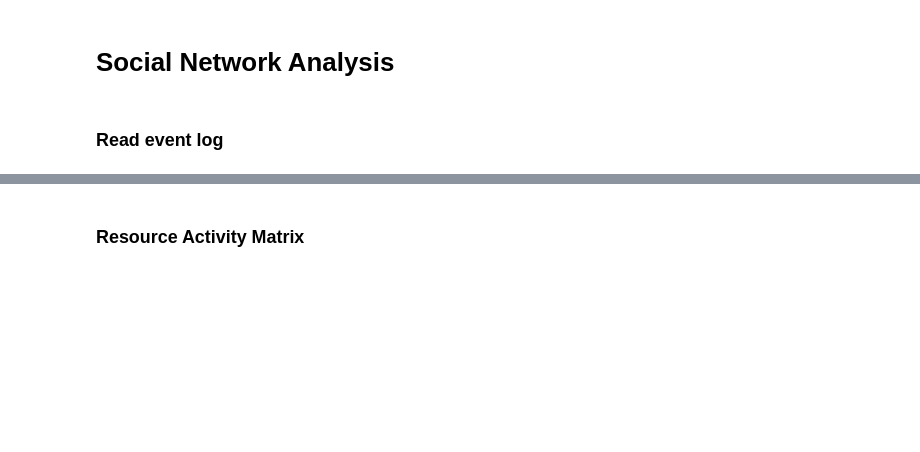
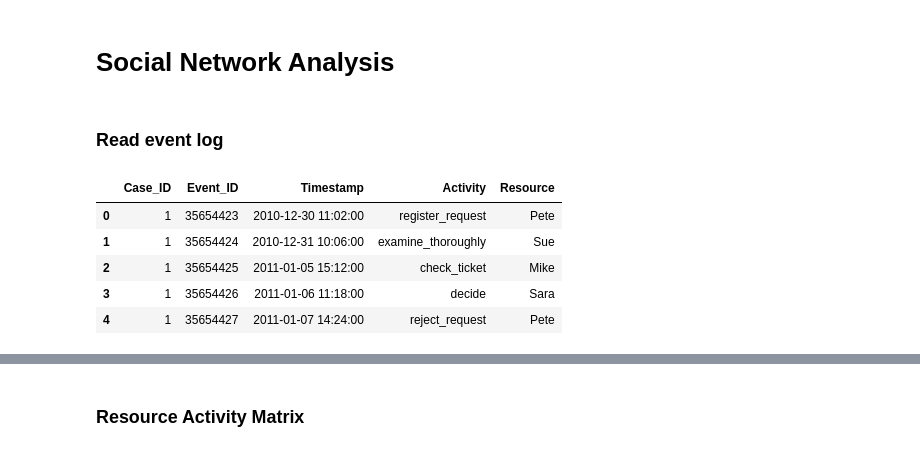
Before and after one commit to jocwulf/zhaw_som, a Jupyter notebook: 09_Social_Network_Analysis.ipynb, the cells around one changed output, grey strips where cells are left out. Cells and saved outputs as stored; diff of their text form; code cells hidden in the pictures; blank space fills up the shorter version.

```diff
--- a/09_Social_Network_Analysis.ipynb
+++ b/09_Social_Network_Analysis.ipynb
@@ -45,6 +45,15 @@ import pm4py
 fn = 'request_data.csv'
 events = pd.read_csv(fn,sep=';')
 events['Timestamp'] = pd.to_datetime(events['Timestamp'],format='%d-%m-%Y:%H.%M')
+# %%
+events.head()
+# %% [output]
+|  | Case_ID | Event_ID | Timestamp | Activity | Resource |
+| 0 | 1 | 35654423 | 2010-12-30 11:02:00 | register_request | Pete |
+| 1 | 1 | 35654424 | 2010-12-31 10:06:00 | examine_thoroughly | Sue |
+| 2 | 1 | 35654425 | 2011-01-05 15:12:00 | check_ticket | Mike |
+| 3 | 1 | 35654426 | 2011-01-06 11:18:00 | decide | Sara |
+| 4 | 1 | 35654427 | 2011-01-07 14:24:00 | reject_request | Pete |
 # %%
 activitynames = {'register_request': 'a_register_request',
                  'examine_thoroughly': 'b_examine_thoroughly',
```
Also changed, not shown: parts of 15 cells of this notebook.
